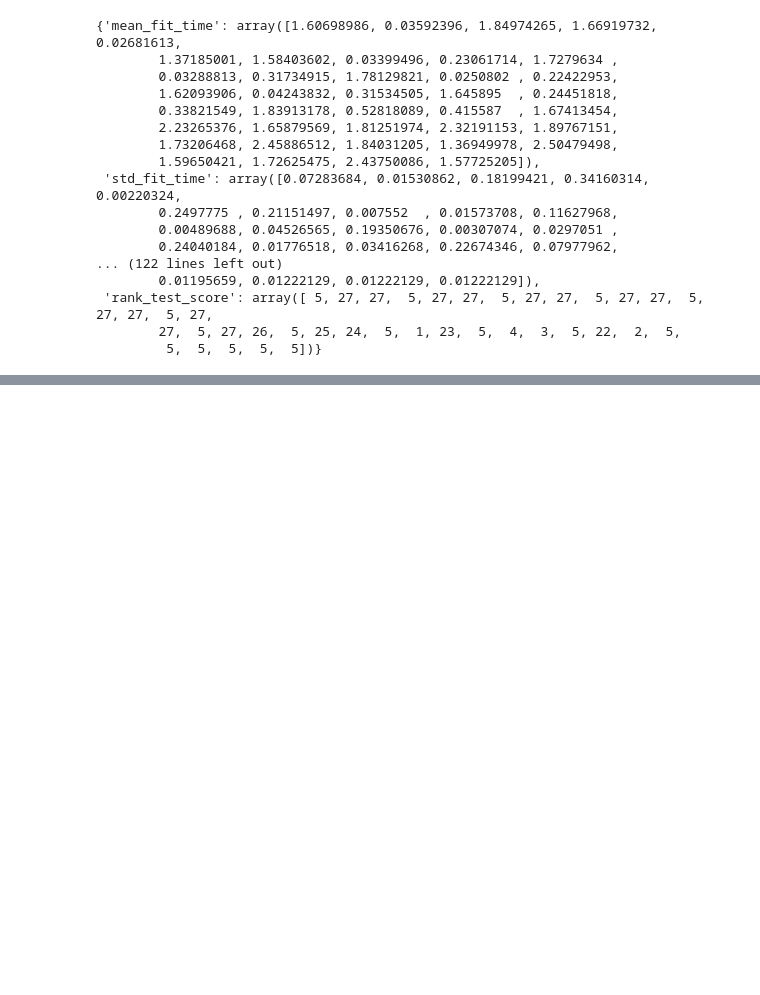
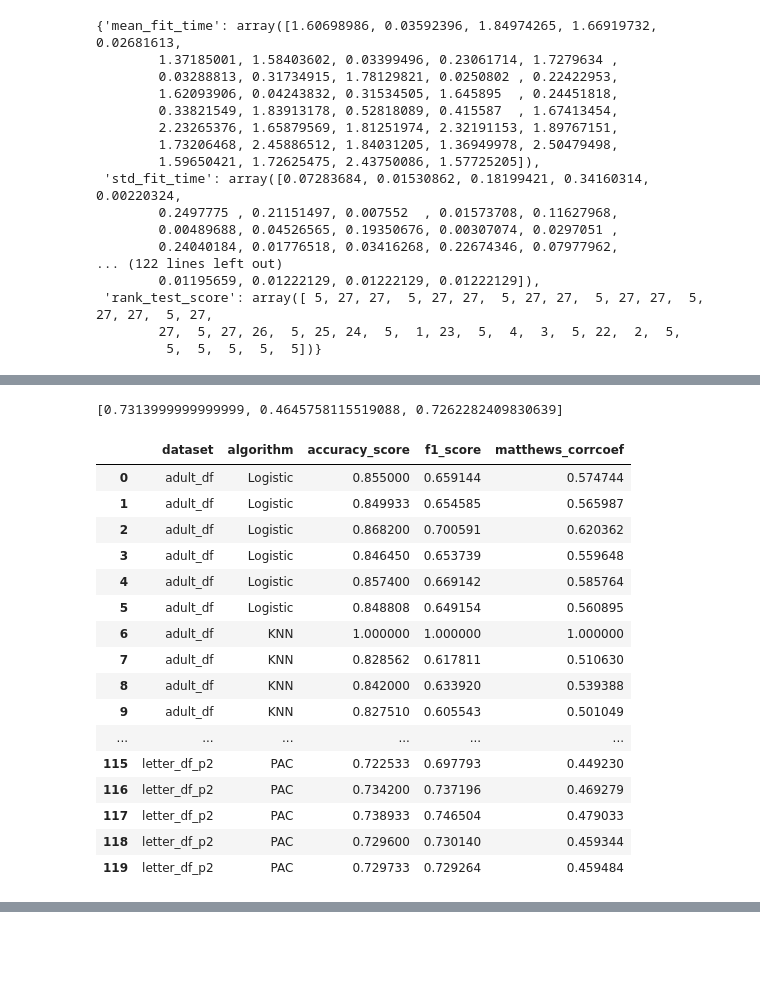
Before and after one commit to justintheyang/novelsearch_icml, a Jupyter notebook: ICML.ipynb, the cells around one changed output, grey strips where cells are left out. Cells and saved outputs as stored; diff of their text form; code cells hidden in the pictures; blank space fills up the shorter version.

```diff
--- a/ICML.ipynb
+++ b/ICML.ipynb
@@ -545,0 +629,25 @@ big_dataframe['best_algos'][2].cv_results_
+# %%
+np.mean([list(templist[i][0].values()) for i in range(3)], axis=0).tolist()
+#np.mean([list(templist[i][1].values()) for i in range(3)], axis=0)
+# %% [output]
+[0.7313999999999999, 0.4645758115519088, 0.7262282409830639]
+# %%
+mergescores
+# %% [output]
+|  | dataset | algorithm | accuracy_score | f1_score | matthews_corrcoef |
+| 0 | adult_df | Logistic | 0.855000 | 0.659144 | 0.574744 |
+| 1 | adult_df | Logistic | 0.849933 | 0.654585 | 0.565987 |
+| 2 | adult_df | Logistic | 0.868200 | 0.700591 | 0.620362 |
+| 3 | adult_df | Logistic | 0.846450 | 0.653739 | 0.559648 |
+| 4 | adult_df | Logistic | 0.857400 | 0.669142 | 0.585764 |
+| 5 | adult_df | Logistic | 0.848808 | 0.649154 | 0.560895 |
+| 6 | adult_df | KNN | 1.000000 | 1.000000 | 1.000000 |
+| 7 | adult_df | KNN | 0.828562 | 0.617811 | 0.510630 |
+| 8 | adult_df | KNN | 0.842000 | 0.633920 | 0.539388 |
+| 9 | adult_df | KNN | 0.827510 | 0.605543 | 0.501049 |
+| ... | ... | ... | ... | ... | ... |
+| 115 | letter_df_p2 | PAC | 0.722533 | 0.697793 | 0.449230 |
+| 116 | letter_df_p2 | PAC | 0.734200 | 0.737196 | 0.469279 |
+| 117 | letter_df_p2 | PAC | 0.738933 | 0.746504 | 0.479033 |
+| 118 | letter_df_p2 | PAC | 0.729600 | 0.730140 | 0.459344 |
+| 119 | letter_df_p2 | PAC | 0.729733 | 0.729264 | 0.459484 |
```
Also changed, not shown: parts of 16 cells of this notebook, 1 other file.
